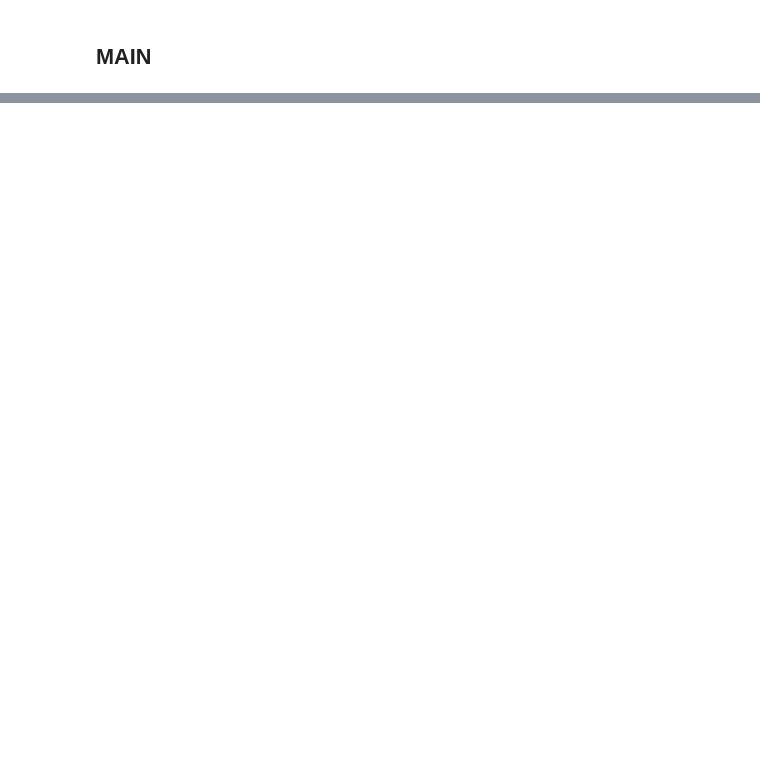
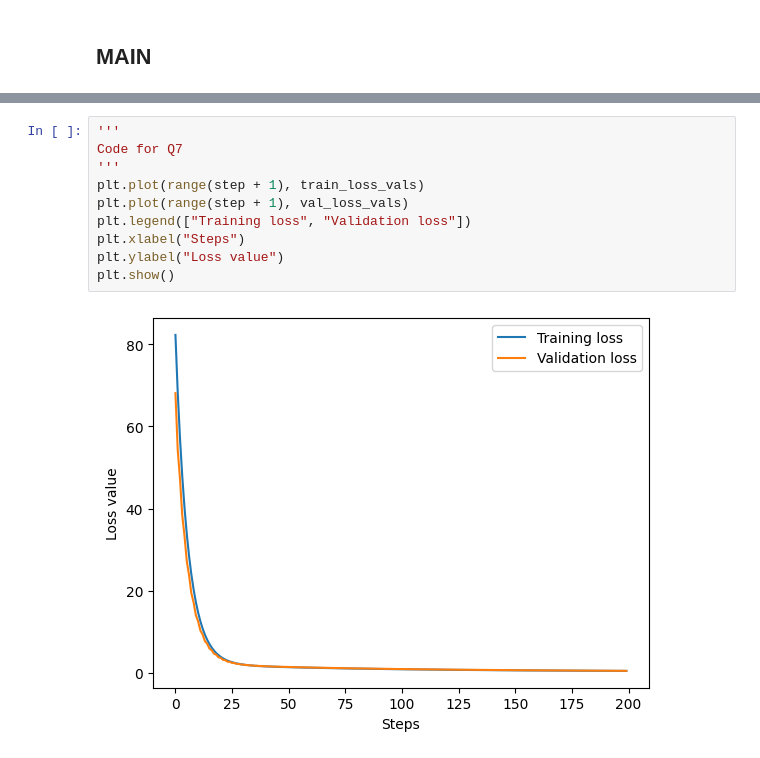
Before and after one commit to cricci3/DeepLearningLab-Assignment1, a Jupyter notebook: CLAUDIO_RICCI.ipynb, the cells around one changed output, grey strips where cells are left out. Saved outputs shown, nothing was run; the diff lists cells and outputs as text; blank space fills up the shorter version.

```diff
--- a/CLAUDIO_RICCI.ipynb
+++ b/CLAUDIO_RICCI.ipynb
@@ -144,0 +173,12 @@ RuntimeError: mat1 and mat2 shapes cannot be multiplied (2500x1 and 2500x1)
+# %%
+'''
+Code for Q7
+'''
+plt.plot(range(step + 1), train_loss_vals)
+plt.plot(range(step + 1), val_loss_vals)
+plt.legend(["Training loss", "Validation loss"])
+plt.xlabel("Steps")
+plt.ylabel("Loss value")
+plt.show()
+# %% [output]
+[figure, added]
```
Also changed, not shown: parts of 6 cells of this notebook.
